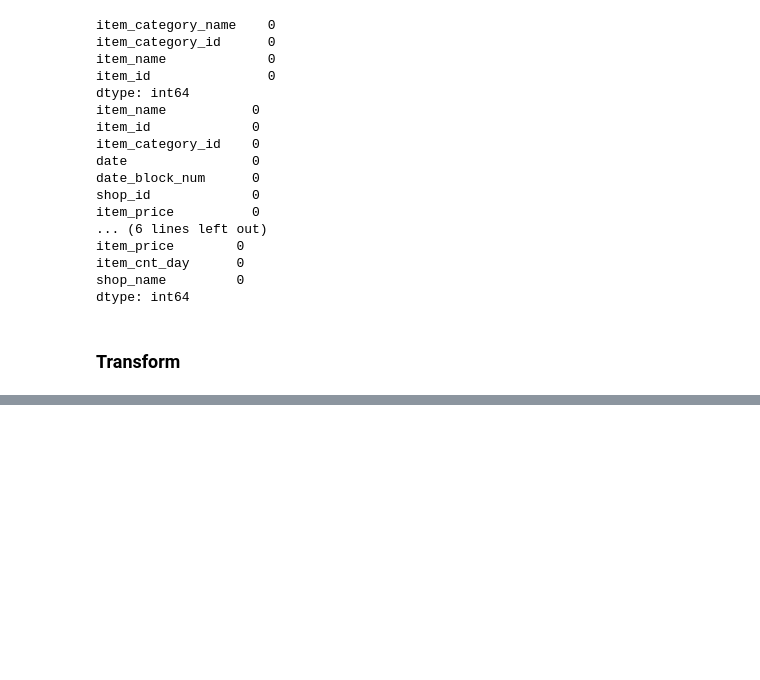
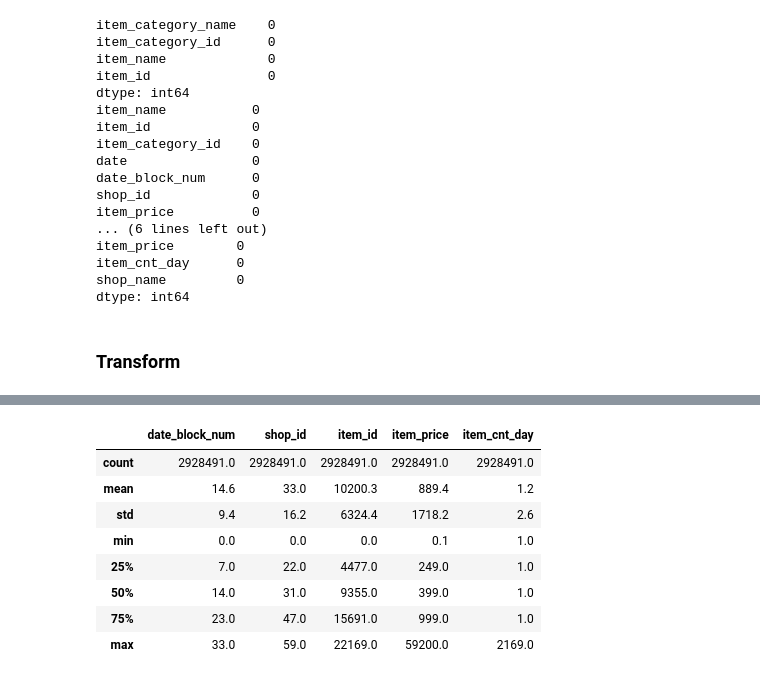
Before and after one commit to Yarmmax/DS_Intership, a Jupyter notebook: dcq.ipynb, the cells around one changed output, grey strips where cells are left out. Saved outputs shown, nothing was run; the diff lists cells and outputs as text; code cells hidden in the pictures; blank space fills up the shorter version.

```diff
--- a/dcq.ipynb
+++ b/dcq.ipynb
@@ -254,3 +271,15 @@ sales_train = sales_train[sales_train.]
+# %%
+sales_train.describe()
+# %% [output]
+|  | date_block_num | shop_id | item_id | item_price | item_cnt_day |
+| count | 2928491.0 | 2928491.0 | 2928491.0 | 2928491.0 | 2928491.0 |
+| mean | 14.6 | 33.0 | 10200.3 | 889.4 | 1.2 |
+| std | 9.4 | 16.2 | 6324.4 | 1718.2 | 2.6 |
+| min | 0.0 | 0.0 | 0.0 | 0.1 | 1.0 |
+| 25% | 7.0 | 22.0 | 4477.0 | 249.0 | 1.0 |
+| 50% | 14.0 | 31.0 | 9355.0 | 399.0 | 1.0 |
+| 75% | 23.0 | 47.0 | 15691.0 | 999.0 | 1.0 |
+| max | 33.0 | 59.0 | 22169.0 | 59200.0 | 2169.0 |
 # %%
 # preprocess time data
 sales_train['date'] = pd.to_datetime(sales_train['date'], dayfirst=True)
```
Also changed, not shown: parts of 19 cells of this notebook, 1 other file.
